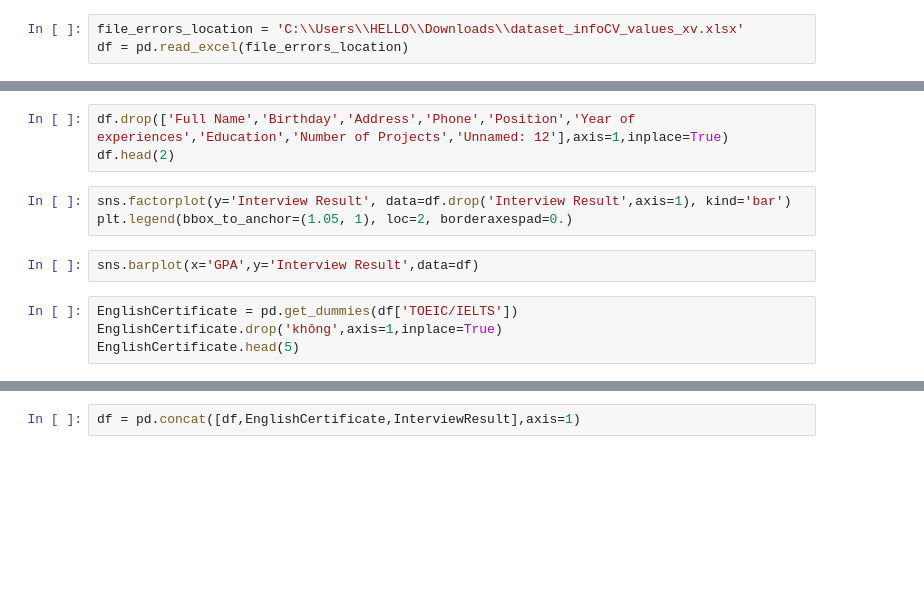
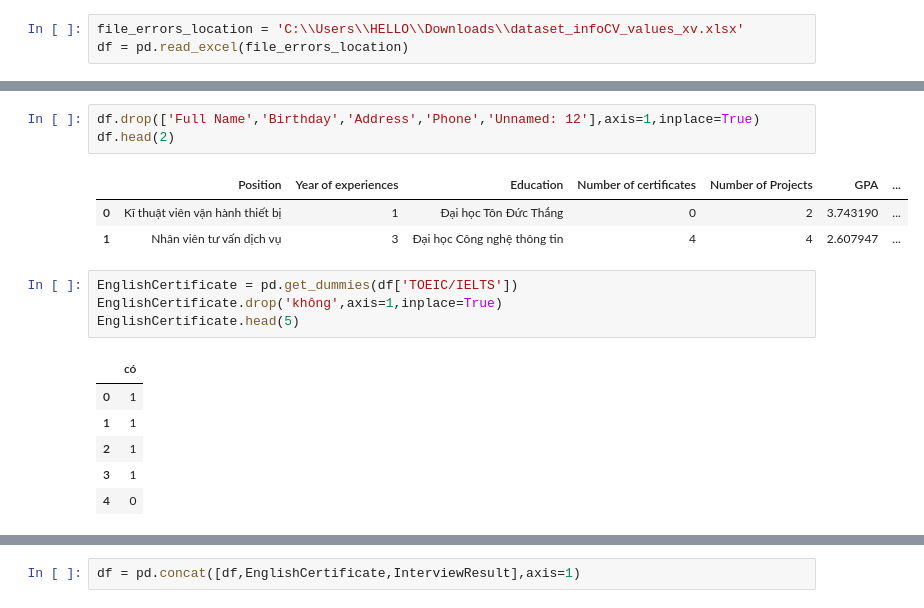
Before and after one commit to minh01647941344/LogisticRegressionProjectDemo, a Jupyter notebook: Logistic Regression Model/CodeCreateMachineLearningModel.ipynb, the cells around one changed output, grey strips where cells are left out. Cells and saved outputs as stored; diff of their text form; blank space fills up the shorter version.

```diff
--- a/Logistic Regression Model/CodeCreateMachineLearningModel.ipynb
+++ b/Logistic Regression Model/CodeCreateMachineLearningModel.ipynb
@@ -17,15 +30,21 @@ plt.legend(bbox_to_anchor=(1.05, 1), loc=2, borderaxespad=0.)
 # %%
-df.drop(['Full Name','Birthday','Address','Phone','Position','Year of experiences','Education','Number of Projects','Unnamed: 12'],axis=1,inplace=True)
+df.drop(['Full Name','Birthday','Address','Phone','Unnamed: 12'],axis=1,inplace=True)
 df.head(2)
+# %% [output]
+|  | Position | Year of experiences | Education | Number of certificates | Number of Projects | GPA | ... |
+| 0 | Kĩ thuật viên vận hành thiết bị | 1 | Đại học Tôn Đức Thắng | 0 | 2 | 3.743190 | ... |
+| 1 | Nhân viên tư vấn dịch vụ | 3 | Đại học Công nghệ thông tin | 4 | 4 | 2.607947 | ... |
-# %%
-sns.factorplot(y='Interview Result', data=df.drop('Interview Result',axis=1), kind='bar')
-plt.legend(bbox_to_anchor=(1.05, 1), loc=2, borderaxespad=0.)
-# %%
-sns.barplot(x='GPA',y='Interview Result',data=df)
 # %%
 EnglishCertificate = pd.get_dummies(df['TOEIC/IELTS'])
 EnglishCertificate.drop('không',axis=1,inplace=True)
 EnglishCertificate.head(5)
+# %% [output]
+|  | có |
+| 0 | 1 |
+| 1 | 1 |
+| 2 | 1 |
+| 3 | 1 |
+| 4 | 0 |
 # %%
 InterviewResult = pd.get_dummies(df['Interview Result'],drop_first=True)
 InterviewResult.head(5)
```
Also changed, not shown: parts of 14 cells of this notebook, 6 other files.
